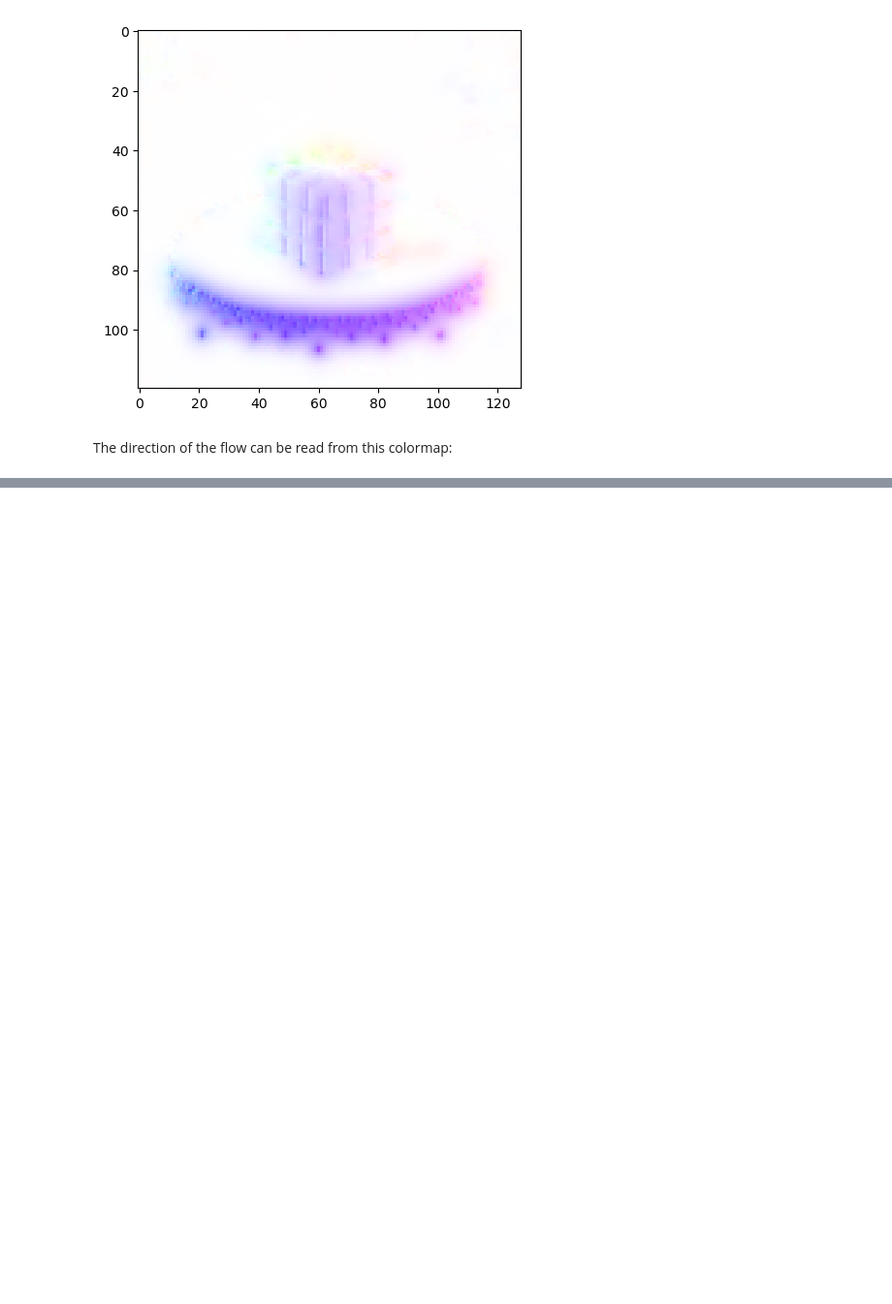
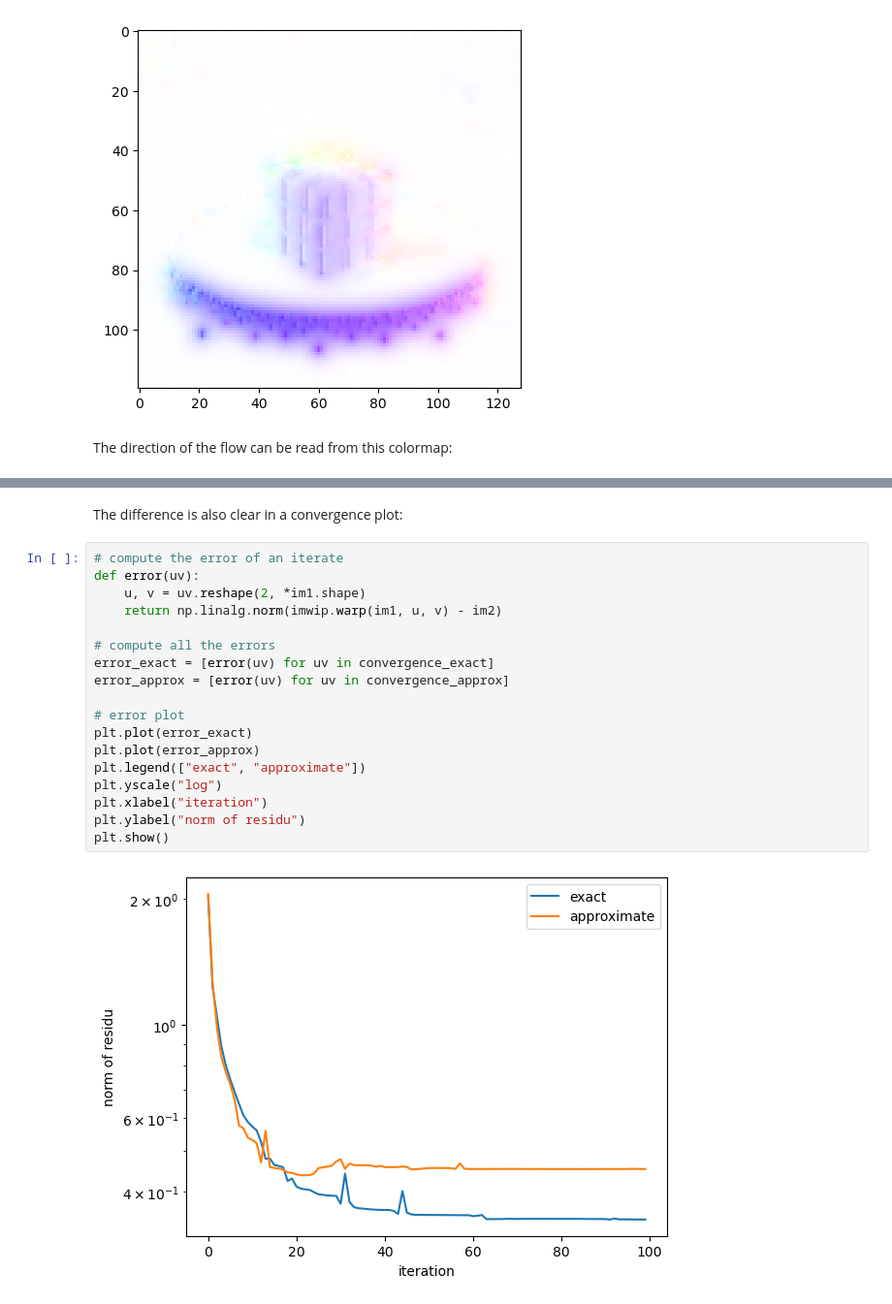
Before and after one commit to RendersJens/ImWIP, a Jupyter notebook: docs/source/notebooks/optical_flow.ipynb, the cells around one changed output, grey strips where cells are left out. Shown: that part at 97% size. Cells and saved outputs as stored; diff of their text form; blank space fills up the shorter version.

```diff
--- a/docs/source/notebooks/optical_flow.ipynb
+++ b/docs/source/notebooks/optical_flow.ipynb
@@ -76,0 +124,22 @@ plt.
+# %% [markdown]
+The difference is also clear in a convergence plot:
+# %%
+# compute the error of an iterate
+def error(uv):
+    u, v = uv.reshape(2, *im1.shape)
+    return np.linalg.norm(imwip.warp(im1, u, v) - im2)
+
+# compute all the errors
+error_exact = [error(uv) for uv in convergence_exact]
+error_approx = [error(uv) for uv in convergence_approx]
+
+# error plot
+plt.plot(error_exact)
+plt.plot(error_approx)
+plt.legend(["exact", "approximate"])
+plt.yscale("log")
+plt.xlabel("iteration")
+plt.ylabel("norm of residu")
+plt.show()
+# %% [output]
+[figure, added]
```
Also changed, not shown: parts of 7 cells of this notebook.
